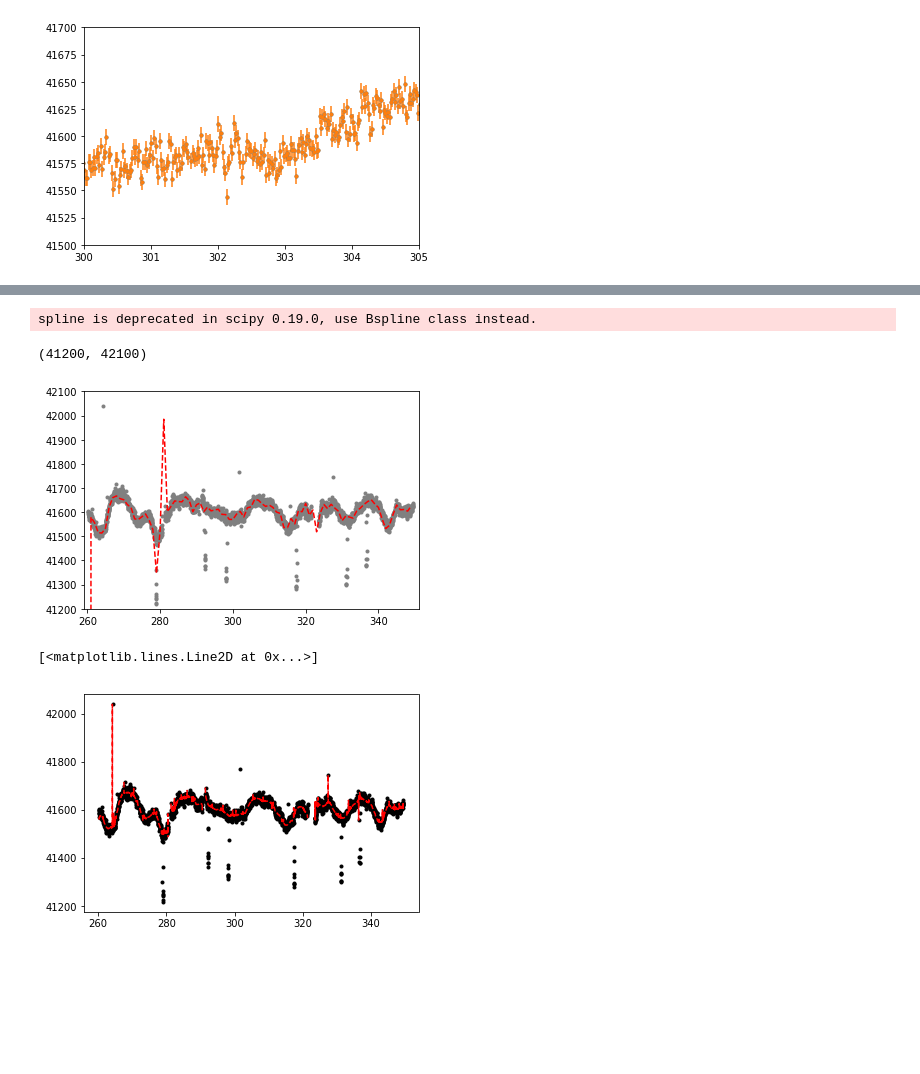
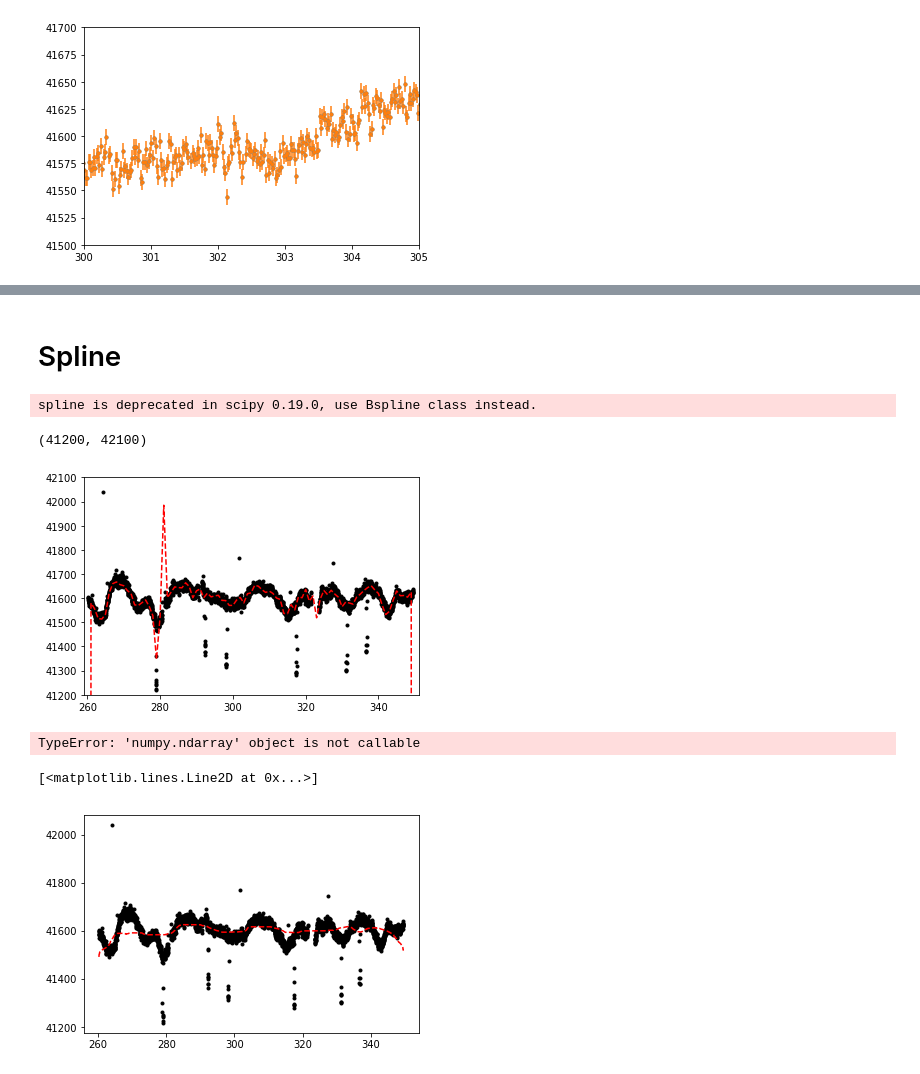
Before and after one commit to nathanmeagher/PH30116, a Jupyter notebook: COURSEWORK.ipynb, the cells around one changed output, grey strips where cells are left out. Cells and saved outputs as stored; diff of their text form; code cells hidden in the pictures; blank space fills up the shorter version.

```diff
--- a/COURSEWORK.ipynb
+++ b/COURSEWORK.ipynb
@@ -146,0 +179,15 @@ pylab.errorbar(object_1[1].data['TIME'], object_1[1].data['PDCSAP_FLUX'], object
+# %%
+
+#
+t = object_1[1].data['TIME'] #time column
+f = object_1[1].data['PDCSAP_FLUX'] #point source flux data
+e = object_1[1].data['PDCSAP_FLUX_ERR'] #point source flux error
+
+#Applying a mask filter to remove nan points
+
+nonan = ~np.isnan(f)
+t = t[nonan]
+f = f[nonan]
+e = e[nonan]
+#plot
+plt.pyplot.plot(t, f)
@@ -167,24 +222,31 @@ pylab.ylim(41200, 42100)
+# %% [markdown]
+# Spline
 # %%
-tnew = np.arange(260, 350, 1)
-#Nan Inf Mask
-mask = ~np.isnan(object_1[1].data['PDCSAP_FLUX']) & ~np.isinf(object_1[1].data['PDCSAP_FLUX'])
+#Spline method
+tnew = np.arange(260, 355, 1)
+tnew.dtype
 
-newfl = interpolate.spline(t[mask], f[mask], tnew)
-pylab.plot(t, f, ls='None', marker='.', c='grey', label='Data')
+newfl = interpolate.spline(t, f, tnew)
+pylab.plot(t, f, ls='None', marker='.', c='black', label='Data')
 pylab.plot(tnew, newfl, ls='--', c='r', label='Spline')
 pylab.xlim(259, 351)
 pylab.ylim(41200, 42100)
 # %% [output]
 spline is deprecated in scipy 0.19.0, use Bspline class instead.
 (41200, 42100)
-[figure, old version]
+[figure, new version]
+# %%
+#plotting normalised Spline
+pylab.plot(t, f/newfl(t), ls='None', marker='.', c='black', label='Data normalised with Spline')
+# %% [output]
+TypeError: 'numpy.ndarray' object is not callable
 # %%
 #kernel_size is the size of the window over which the median is calculated
 
-testfil = medfilt(f, kernel_size=81)
+testfil = medfilt(f, kernel_size=691)
 
 pylab.plot(t, f, c='k', ls='None', marker='.', label='Data')
 pylab.plot(t, testfil, ls='--', c='r', label='Median Filter')
 # %% [output]
 [<matplotlib.lines.Line2D at 0x...>]
-[figure, old version]
+[figure, new version]
```
Also changed, not shown: parts of 17 cells of this notebook, 5 other files.
